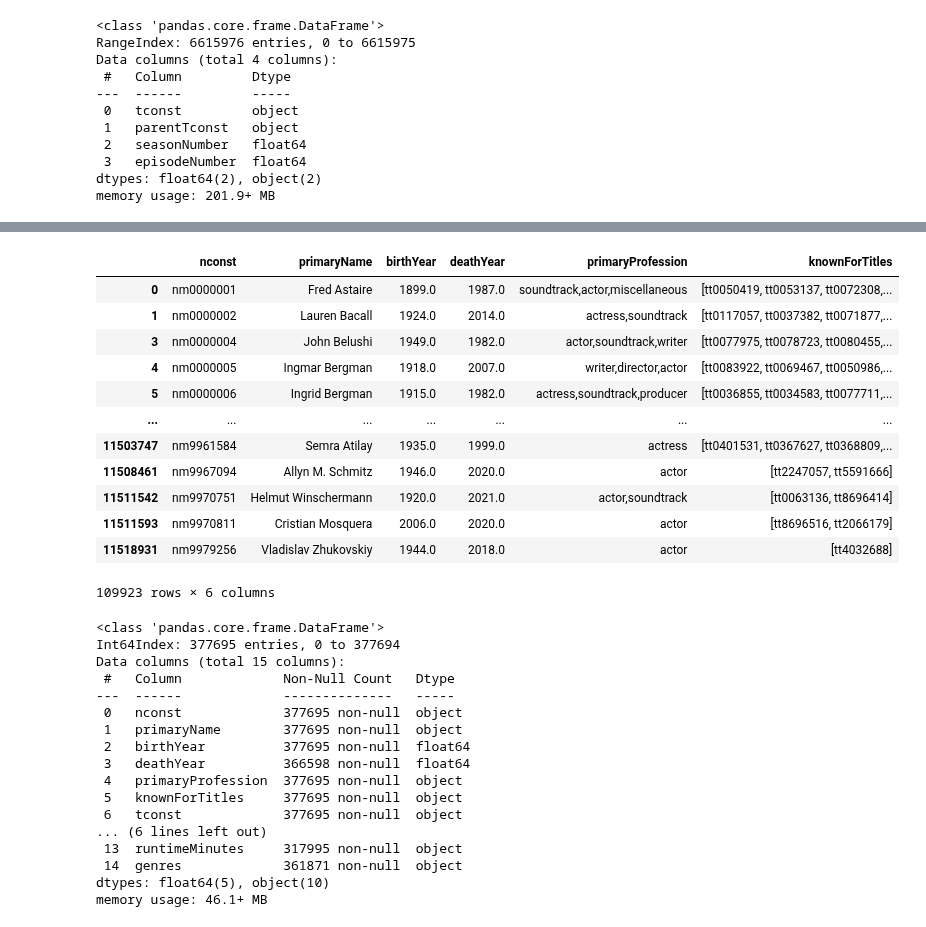
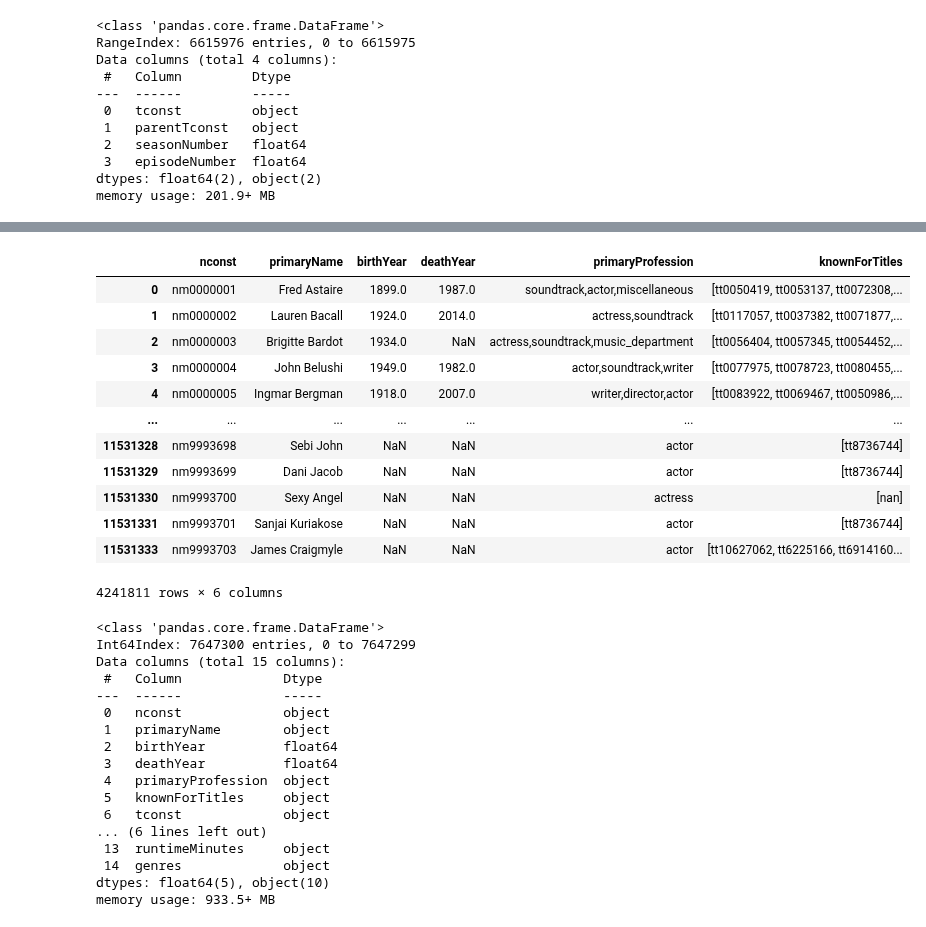
Before and after one commit to fdmdlb/nextflix, a Jupyter notebook: project_2.ipynb, the cells around one changed output, grey strips where cells are left out. Drawn from its saved outputs; the diff is of its cells as text; code cells hidden in the pictures.

```diff
--- a/project_2.ipynb
+++ b/project_2.ipynb
@@ -136,46 +135,46 @@ dtype: int64
 #df_birthday.drop(df_birthday[df_birthday['knownForTitles'].isna()].index, inplace=True)
 # %%
 # Check how many time an actor | actrisss have been in movies or series
-df_actors = df_names_basics[(df_birthday['primaryProfession'].isna() != True) & (df_names_basics['primaryProfession'].str.contains("actress|actor", case=False))].copy()
+df_actors = df_names_basics[(df_names_basics['primaryProfession'].isna() != True) & (df_names_basics['primaryProfession'].str.contains("actress|actor", case=False))].copy()
 # I used explode to change list of movies to row and be able to merge
 df_actors["knownForTitles"] = df_actors["knownForTitles"].apply(lambda x : str(x).split(","))
 df_actors_titles = df_actors.explode("knownForTitles").reset_index(drop=True)\
 .merge(df_titles_basics, left_on="knownForTitles", right_on="tconst")
 df_actors
 # %% [output]
 |  | nconst | primaryName | birthYear | deathYear | primaryProfession | knownForTitles |
 | 0 | nm0000001 | Fred Astaire | 1899.0 | 1987.0 | soundtrack,actor,miscellaneous | [tt0050419, tt0053137, tt0072308,... |
 | 1 | nm0000002 | Lauren Bacall | 1924.0 | 2014.0 | actress,soundtrack | [tt0117057, tt0037382, tt0071877,... |
+| 2 | nm0000003 | Brigitte Bardot | 1934.0 | NaN | actress,soundtrack,music_department | [tt0056404, tt0057345, tt0054452,... |
 | 3 | nm0000004 | John Belushi | 1949.0 | 1982.0 | actor,soundtrack,writer | [tt0077975, tt0078723, tt0080455,... |
 | 4 | nm0000005 | Ingmar Bergman | 1918.0 | 2007.0 | writer,director,actor | [tt0083922, tt0069467, tt0050986,... |
-| 5 | nm0000006 | Ingrid Bergman | 1915.0 | 1982.0 | actress,soundtrack,producer | [tt0036855, tt0034583, tt0077711,... |
 | ... | ... | ... | ... | ... | ... | ... |
-| 11503747 | nm9961584 | Semra Atilay | 1935.0 | 1999.0 | actress | [tt0401531, tt0367627, tt0368809,... |
-| 11508461 | nm9967094 | Allyn M. Schmitz | 1946.0 | 2020.0 | actor | [tt2247057, tt5591666] |
-| 11511542 | nm9970751 | Helmut Winschermann | 1920.0 | 2021.0 | actor,soundtrack | [tt0063136, tt8696414] |
-| 11511593 | nm9970811 | Cristian Mosquera | 2006.0 | 2020.0 | actor | [tt8696516, tt2066179] |
-| 11518931 | nm9979256 | Vladislav Zhukovskiy | 1944.0 | 2018.0 | actor | [tt4032688] |
+| 11531328 | nm9993698 | Sebi John | NaN | NaN | actor | [tt8736744] |
+| 11531329 | nm9993699 | Dani Jacob | NaN | NaN | actor | [tt8736744] |
+| 11531330 | nm9993700 | Sexy Angel | NaN | NaN | actress | [nan] |
+| 11531331 | nm9993701 | Sanjai Kuriakose | NaN | NaN | actor | [tt8736744] |
+| 11531333 | nm9993703 | James Craigmyle | NaN | NaN | actor | [tt10627062, tt6225166, tt6914160... |
-109923 rows × 6 columns
+4241811 rows × 6 columns
 # %%
 #df_birthday_film['startYear_x'].dropna()
 df_actors_titles.info()
 # %% [output]
 <class 'pandas.core.frame.DataFrame'>
-Int64Index: 377695 entries, 0 to 377694
+Int64Index: 7647300 entries, 0 to 7647299
 Data columns (total 15 columns):
- #   Column             Non-Null Count   Dtype
----  ------             --------------   -----
- 0   nconst             377695 non-null  object
- 1   primaryName        377695 non-null  object
- 2   birthYear          377695 non-null  float64
- 3   deathYear          366598 non-null  float64
- 4   primaryProfession  377695 non-null  object
- 5   knownForTitles     377695 non-null  object
- 6   tconst             377695 non-null  object
+ #   Column             Dtype
+---  ------             -----
+ 0   nconst             object
+ 1   primaryName        object
+ 2   birthYear          float64
+ 3   deathYear          float64
+ 4   primaryProfession  object
+ 5   knownForTitles     object
+ 6   tconst             object
 ... (6 lines left out)
- 13  runtimeMinutes     317995 non-null  object
- 14  genres             361871 non-null  object
+ 13  runtimeMinutes     object
+ 14  genres             object
 dtypes: float64(5), object(10)
-memory usage: 46.1+ MB
+memory usage: 933.5+ MB
 # %%
 # Create a column with the age of the actor during the movie
```
Also changed, not shown: parts of 7 cells of this notebook.
